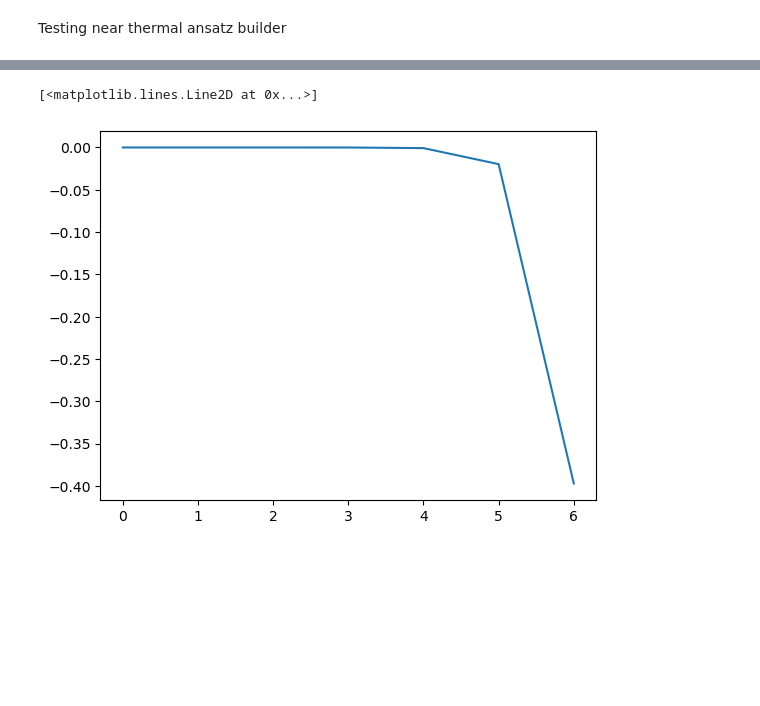
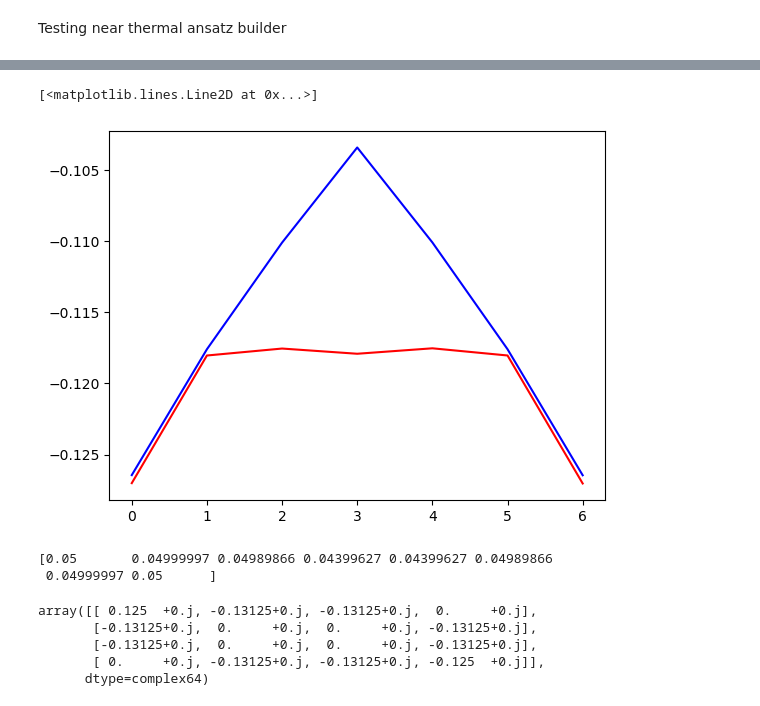
Before and after one commit to OscarCharlieST/quantum-tensor, a Jupyter notebook: active.ipynb, the cells around one changed output, grey strips where cells are left out. Drawn from its saved outputs; the diff is of its cells as text; code cells hidden in the pictures; blank space fills up the shorter version.

```diff
--- a/active.ipynb
+++ b/active.ipynb
@@ -77,0 +66,7 @@ TDVP finished!
+# %%
+beta_avg = 0.05
+delta_beta = 0.01
+beta_profile = beta_avg*np.ones(N) - delta_beta*np.exp(-np.linspace(-5, 5, N)**2)
+# gaussian profile ontop of an average, with temp highest at centre
+
+profile_state = thf.near_thermal(H_tf, beta_profile, D)
@@ -88,7 +111,20 @@ ValueError: x and y must have same first dimension, but have shapes (8,) and (7,
-# %%
-len(sites), len(local_energy)
-fig, ax = plt.subplots(1,1)
-ax.plot(sites[:-1], local_energy)
-# %% [output]
-[<matplotlib.lines.Line2D at 0x...>]
-[figure, removed]
+# %%
+fix, ax = plt.subplots(1,1)
+ax.plot(sites[:-1], local_energy, color='b')
+ax.plot(sites[:-1], even_energy, color='r')
+# %% [output]
+[<matplotlib.lines.Line2D at 0x...>]
+[figure, added]
+# %%
+print(beta_profile)
+# %% [output]
+[0.05       0.04999997 0.04989866 0.04399627 0.04399627 0.04989866
+ 0.04999997 0.05      ]
+# %%
+H_tf[3][:, :, 0, 3]
+# %% [output]
+array([[ 0.125  +0.j, -0.13125+0.j, -0.13125+0.j,  0.     +0.j],
+       [-0.13125+0.j,  0.     +0.j,  0.     +0.j, -0.13125+0.j],
+       [-0.13125+0.j,  0.     +0.j,  0.     +0.j, -0.13125+0.j],
+       [ 0.     +0.j, -0.13125+0.j, -0.13125+0.j, -0.125  +0.j]],
+      dtype=complex64)
```
Also changed, not shown: parts of 4 cells of this notebook, 1 other file.
